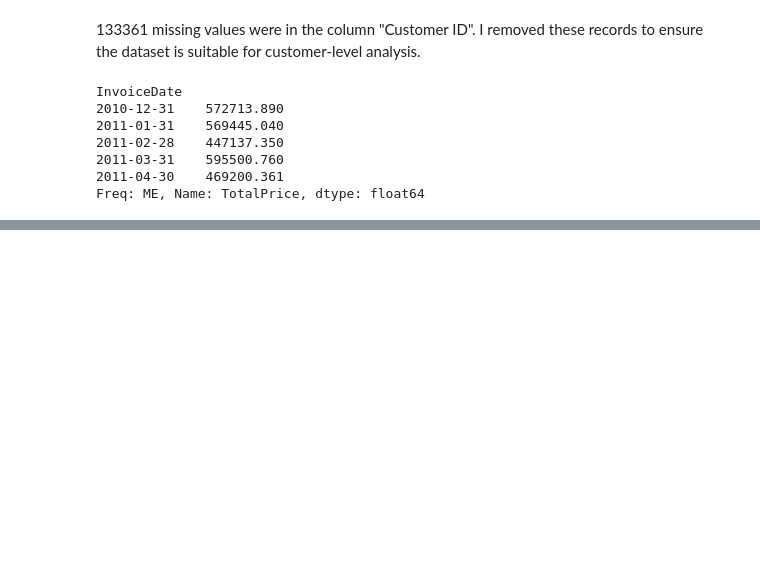
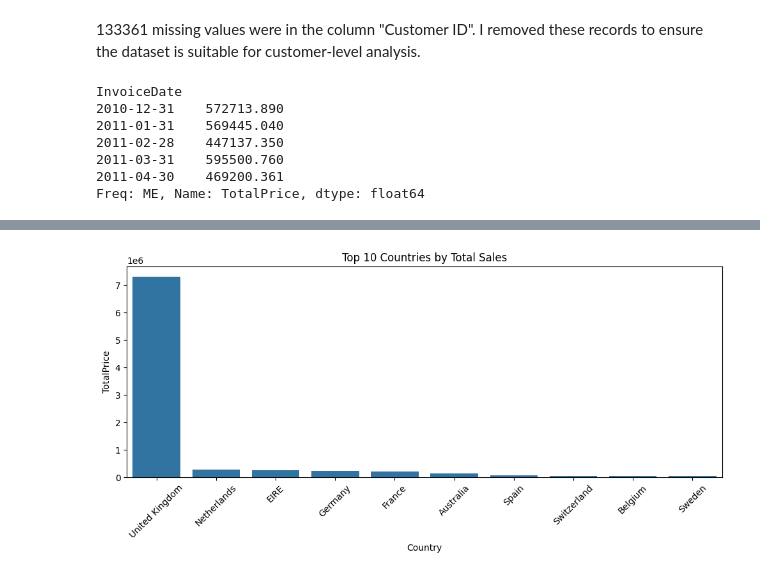
Before and after one commit to Yingblds/30Day-Reboot, a Jupyter notebook: ecommerce_sales_analysis/notebook/ecommerce_analysis_practice.ipynb, the cells around one changed output, grey strips where cells are left out. Cells and saved outputs as stored; diff of their text form; code cells hidden in the pictures; blank space fills up the shorter version.

```diff
--- a/ecommerce_sales_analysis/notebook/ecommerce_analysis_practice.ipynb
+++ b/ecommerce_sales_analysis/notebook/ecommerce_analysis_practice.ipynb
@@ -219,3 +225,8 @@ np.int64(133361)
 # %%
 # Remove the missing value from column "Customer ID"
 df_sales = df_sales.dropna(subset=["Customer ID"]).copy() #subset为dropna参数，只检查指定列是否有缺失值
+
+#Customer ID数据类型为float64（有小数点），因为这一列有缺失值不能存int，被pandas自动转换
+
+df_sales["Customer ID"] = df_sales["Customer ID"].astype(int).astype(str) #将数据类型从float改为不含小数点的(int)字符串(str)
+df_sales["Customer ID"].dtype #返回结果dtype('O')，O=Object=字符串
@@ -273,0 +302,15 @@ print("图表已保存为 monthly_sales.png")
+# %%
+# Top countries analysis
+top_countries = df_sales.groupby("Country")["TotalPrice"].sum().sort_values(ascending=False).head(10)
+top_countries_df = top_countries.reset_index()
+
+# Visual
+plt.figure(figsize=(10, 5))
+sns.barplot(x="Country", y="TotalPrice", data=top_countries_df)
+plt.xticks(rotation=45) #把X轴的刻度标签旋转45度
+plt.title("Top 10 Countries by Total Sales")
+plt.tight_layout() #自动调整边距
+
+#plt.savefig("top_countries.png")
+# %% [output]
+[figure, added]
```
Also changed, not shown: parts of 39 cells of this notebook.
